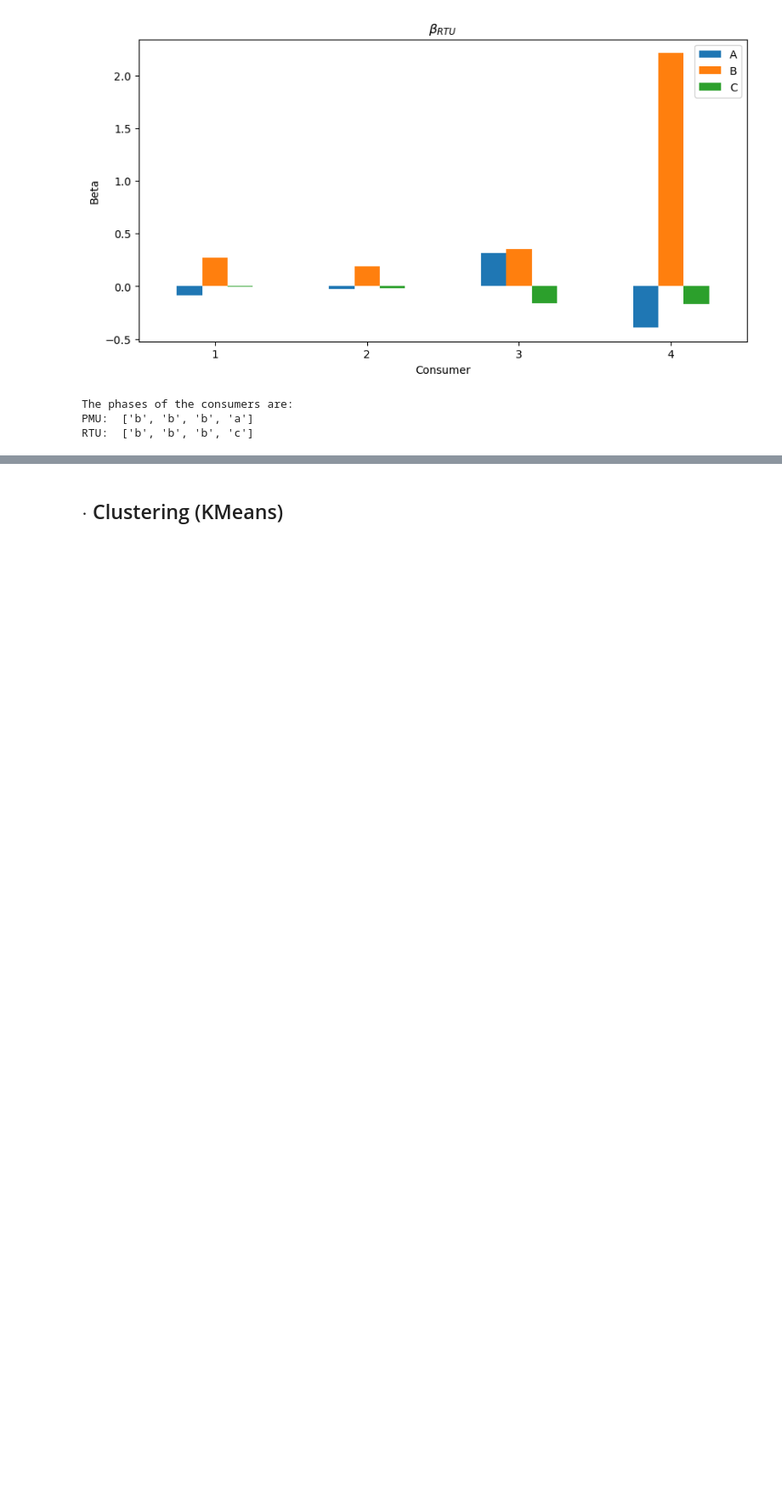
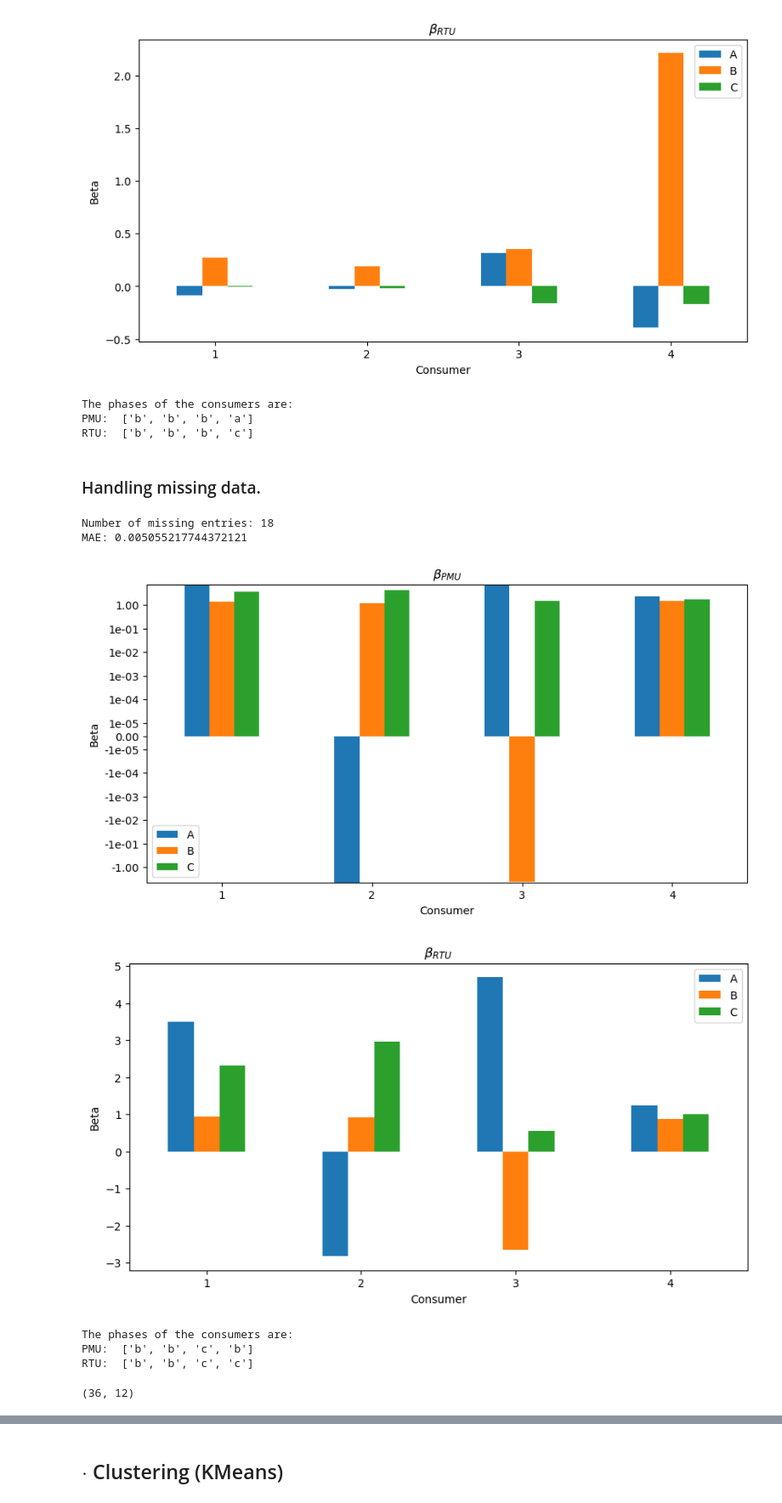
Before and after one commit to leobt23/ADRI, a Jupyter notebook: tpc5/Aula6_PhaseIdentification_Students.ipynb, the cells around one changed output, grey strips where cells are left out. Shown: that part at 85% size. Saved outputs shown, nothing was run; the diff lists cells and outputs as text; code cells hidden in the pictures; blank space fills up the shorter version.

```diff
--- a/tpc5/Aula6_PhaseIdentification_Students.ipynb
+++ b/tpc5/Aula6_PhaseIdentification_Students.ipynb
@@ -391,3 +391,53 @@ RTU:  ['c', 'b', 'a', 'c']
 The phases of the consumers are:
 PMU:  ['b', 'b', 'b', 'a']
 RTU:  ['b', 'b', 'b', 'c']
+# %% [markdown]
+### Handling missing data.
+# %%
+import numpy as np
+from sklearn.impute import KNNImputer
+
+# define the percentage of missing data
+missing_pct = 0.05
+
+X_gonna_be_missing = X.copy()
+
+X_old = X.copy()
+
+# create a complex valued matrix X
+# X = np.random.randn(10, 5) + 1j*np.random.randn(10, 5)
+
+# create a mask for missing values
+mask = np.random.rand(*X.shape) < missing_pct
+
+# create a copy of X with missing values
+X_missing = X_gonna_be_missing.copy()
+X_missing[mask] = np.nan
+
+# quantifying how many entries are missing
+num_missing = np.sum(np.isnan(X_missing))
+print("Number of missing entries:", num_missing)
+
+
+# impute missing values using median
+X_imputed = np.nanmedian(X_missing, axis=0)
+X_imputed = np.broadcast_to(X_imputed, X.shape)
+
+# compute the MAE of the imputation
+mae = np.abs(X_old - X_imputed).mean()
+
+print("MAE:", mae)
+
+summarize_phase_id(X_imputed,vz,vz_abs)
+# %% [output]
+Number of missing entries: 18
+MAE: 0.005055217744372121
+[figure, added]
+[figure, added]
+The phases of the consumers are:
+PMU:  ['b', 'b', 'c', 'b']
+RTU:  ['b', 'b', 'c', 'c']
+# %%
+X_imputed.shape
+# %% [output]
+(36, 12)
```
Also changed, not shown: parts of 2 cells of this notebook.
